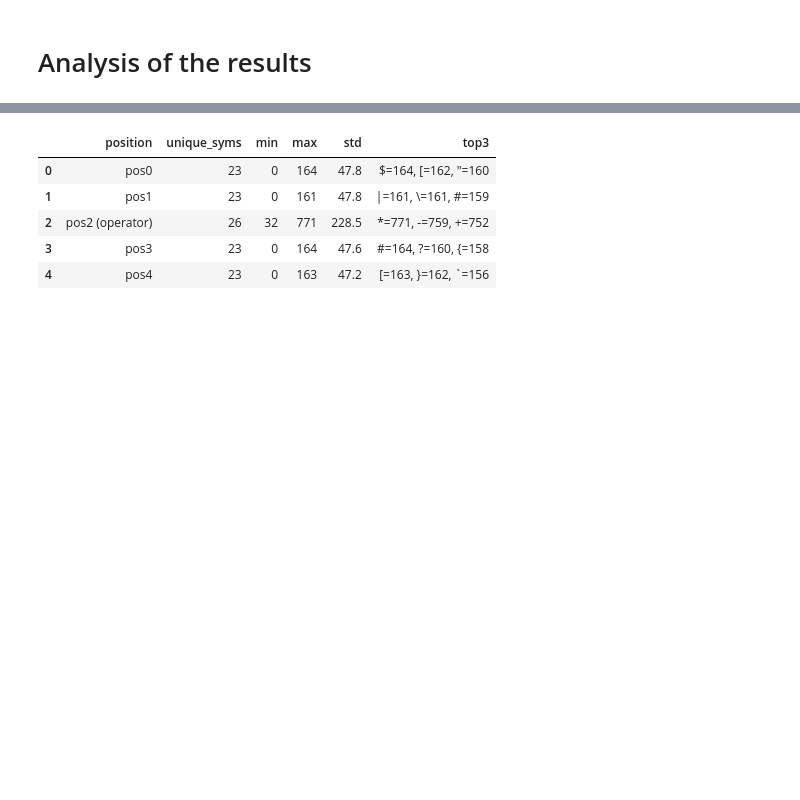
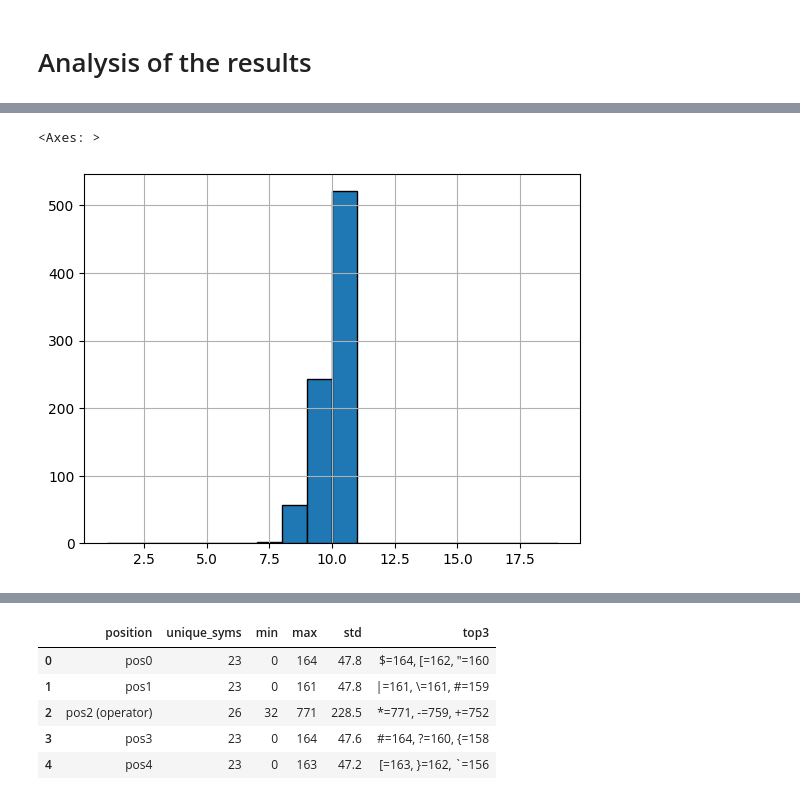
Before and after one commit to ZosoV/experience_extractor, a Jupyter notebook: oscar_analysis/result_analysis.ipynb, the cells around one changed output, grey strips where cells are left out. Cells and saved outputs as stored; diff of their text form; code cells hidden in the pictures; blank space fills up the shorter version.

```diff
--- a/oscar_analysis/result_analysis.ipynb
+++ b/oscar_analysis/result_analysis.ipynb
@@ -196,0 +317,5 @@ Unique operator symbols: 26
+# %%
+df['num_unique_symbols'].hist(bins=range(1, 20), edgecolor='black')
+# %% [output]
+<Axes: >
+[figure, added]
```
Also changed, not shown: parts of 42 cells of this notebook, 44 other files.
